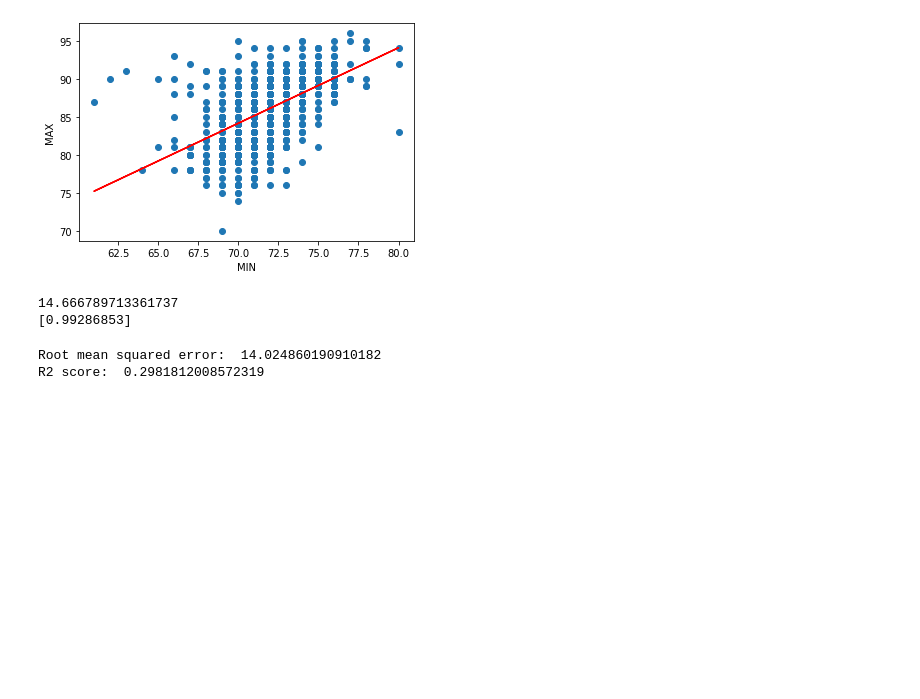
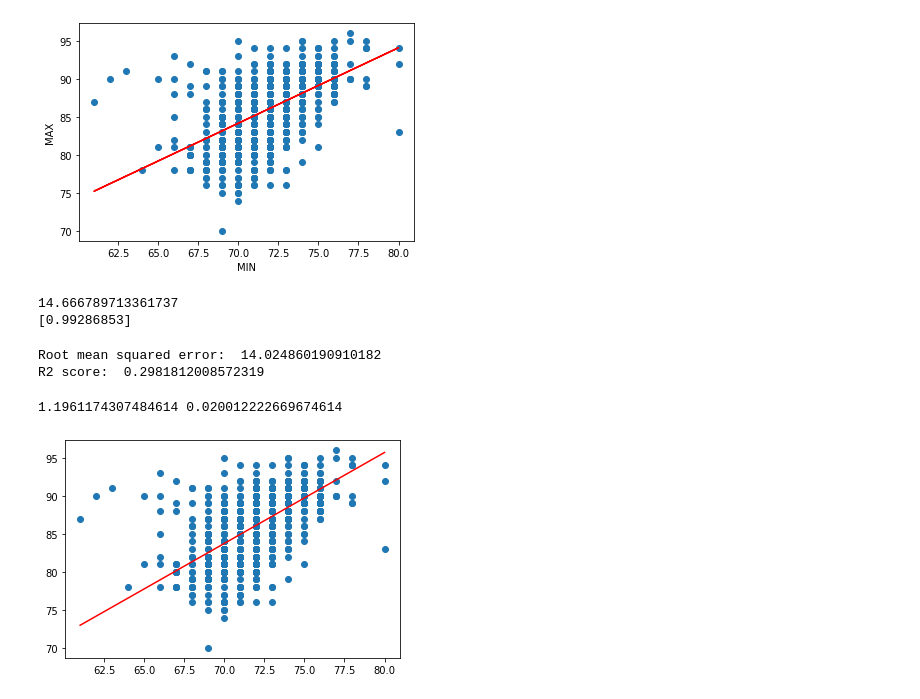
Before and after one commit to dhruvpathak1/machine_learning, a Jupyter notebook: ML_Lab4.ipynb, the cells around one changed output. Drawn from its saved outputs; the diff is of its cells as text; code cells hidden in the pictures; blank space fills up the shorter version.

```diff
--- a/ML_Lab4.ipynb
+++ b/ML_Lab4.ipynb
@@ -8,7 +8,7 @@ import matplotlib.pyplot as plt
 import pandas as pd
 from sklearn import datasets
 
-data = pd.read_csv("https://raw.githubusercontent.com/dhruvpathak1/ml_dataset/main/Summary%20of%20Weather.csv")
+data = pd.read_csv("https://raw.githubusercontent.com/dhruvpathak1/machine_learning/main/summary_of_weather.csv")
 # %%
 data.shape
 # %% [output]
@@ -81,3 +81,35 @@ print('R2 score: ', r2)
 # %% [output]
 Root mean squared error:  14.024860190910182
 R2 score:  0.2981812008572319
+# %%
+X=X.iloc[:,0]
+# %%
+# Building the model
+m = 0
+c = 0
+
+L = 0.0001  # The learning Rate
+epochs = 1000  # The number of iterations to perform gradient descent
+
+n = float(len(X)) # Number of elements in X
+
+# Performing Gradient Descent
+for i in range(epochs):
+    Y_pred = m*X + c  # The current predicted value of Y
+    D_m = (-2/n) * sum(X * (Y - Y_pred))  # Derivative wrt m
+    D_c = (-2/n) * sum(Y - Y_pred)  # Derivative wrt c
+    m = m - L * D_m  # Update m
+    c = c - L * D_c  # Update c
+
+print (m, c)
+# %% [output]
+1.1961174307484614 0.020012222669674614
+# %%
+# Making predictions
+Y_pred = m*X + c
+
+plt.scatter(X, Y)
+plt.plot([min(X), max(X)], [min(Y_pred), max(Y_pred)], color='red')  # regression line
+plt.show()
+# %% [output]
+[figure, added]
```
Also changed, not shown: parts of 1 cell of this notebook.
